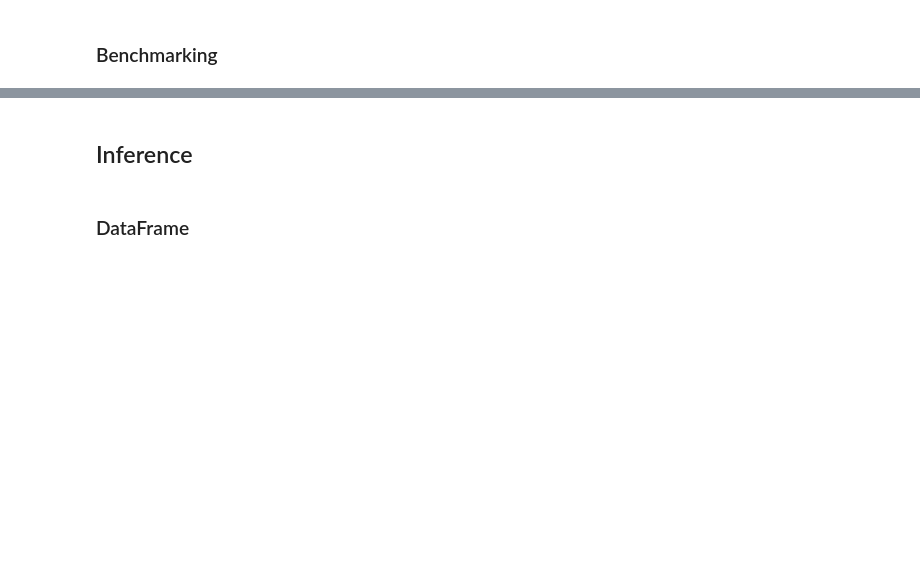
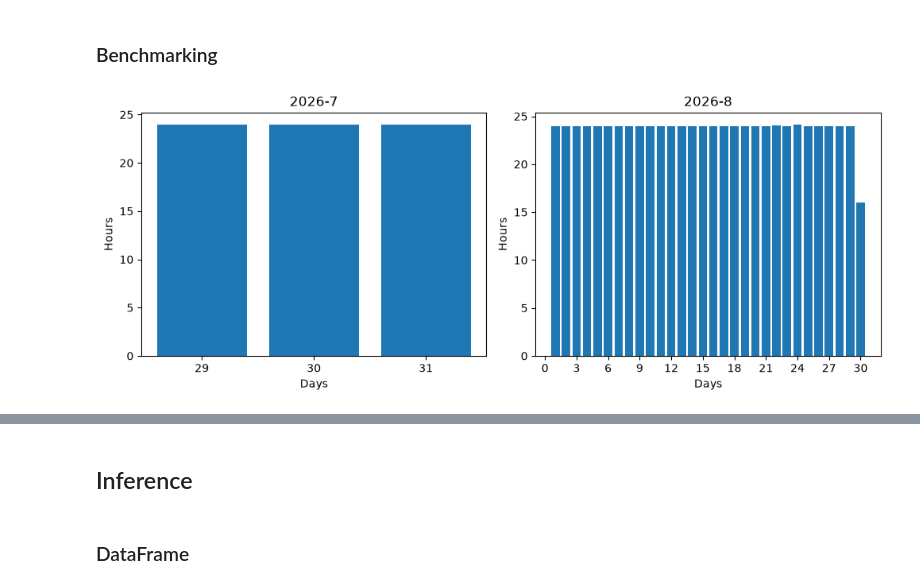
Before and after one commit to robertovicario/LarioNow, a Jupyter notebook: notebook/summary.ipynb, the cells around one changed output, grey strips where cells are left out. Cells and saved outputs as stored; diff of their text form; code cells hidden in the pictures; blank space fills up the shorter version.

```diff
--- a/notebook/summary.ipynb
+++ b/notebook/summary.ipynb
@@ -335,33 +412,36 @@ fig, axes = plt.subplots(
     n_cols,
     figsize=(5 * n_cols, 4 * n_rows)
 )
 
 axes = axes.flatten()
 for ax, (_, row) in zip(axes, year_months.iterrows()):
 
     year = row["year"]
     month = row["month"]
     counts = (
         df[(df["year"] == year) & (df["month"] == month)]
         .groupby("day")
         .size()
     )
     hours = counts / (the_config.ML_DAILY_COLL / 24)
 
     ax.bar(counts.index, hours.values)
     ax.set_title(f"{year}-{month}")
     ax.set_xticks(counts.index)
     ax.set_xlabel("Days")
     ax.set_ylabel("Hours")
     ax.xaxis.set_major_locator(
         MaxNLocator(nbins=15, integer=True)
 	)
 
 for ax in axes[len(year_months):]:
     ax.set_visible(False)
 
 plt.tight_layout()
+FIGURES.append(plt.gcf())
 plt.show()
+# %% [output]
+[figure, added]
 # %%
 conf_cols = [c for c in df.columns if c.startswith("conf_")]
 plt.figure(figsize=(10, 6))
```
Also changed, not shown: parts of 21 cells of this notebook, 35 other files.
